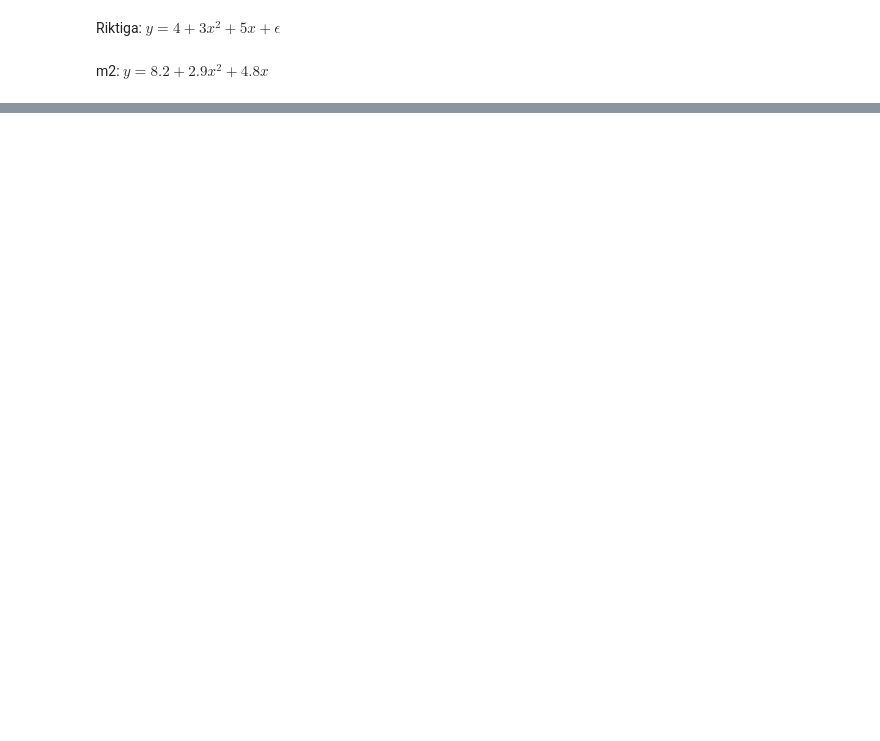
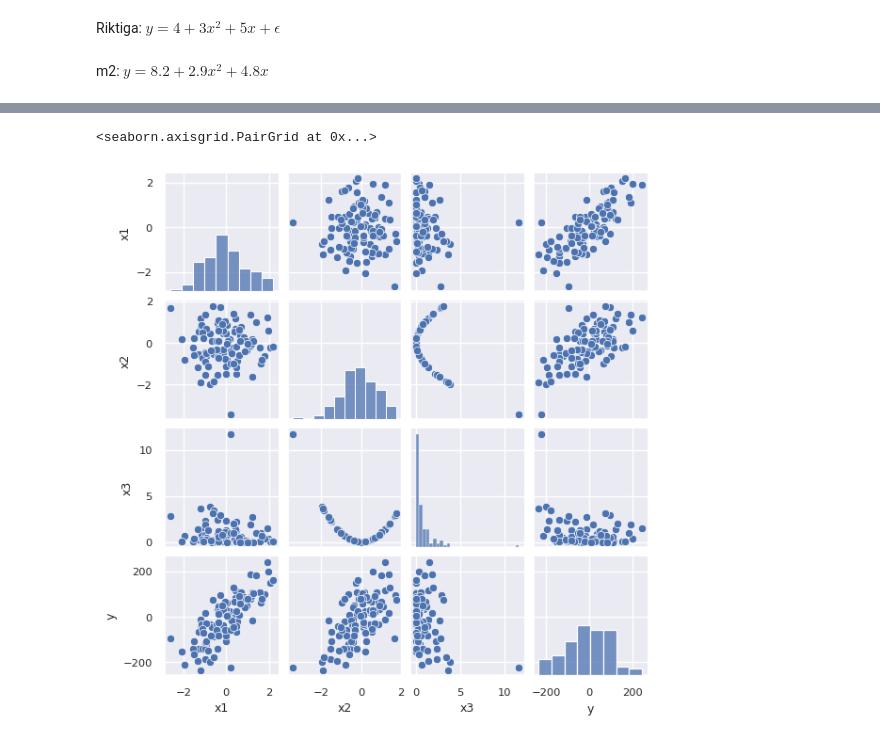
Before and after one commit to AntonioPrgomet/ds24_ml, a Jupyter notebook: l4/polynomial_regression.ipynb, the cells around one changed output, grey strips where cells are left out. Saved outputs shown, nothing was run; the diff lists cells and outputs as text; code cells hidden in the pictures; blank space fills up the shorter version.

```diff
--- a/l4/polynomial_regression.ipynb
+++ b/l4/polynomial_regression.ipynb
@@ -68,3 +117,12 @@ m2.named_steps["linearregression"].intercept_, m2.named_steps["linearregression"
 Riktiga: $y =  4 + 3x^2 + 5x + \epsilon$
 # %% [markdown]
 m2: $y = 8.2 + 2.9x^2 + 4.8x $
+# %%
+from sklearn.datasets import make_regression
+
+X, y = make_regression(100, 2, noise=0.8)
+# %%
+df = pd.DataFrame(X, columns=["x1", "x2"])
+df["y"] = y
+# %%
+df.insert(2, "x3", df["x2"]**2)
@@ -70,0 +145,5 @@ m2: $y = 8.2 + 2.9x^2 + 4.8x $
+# %%
+sns.pairplot(df, height=1.5)
+# %% [output]
+<seaborn.axisgrid.PairGrid at 0x...>
+[figure, added]
```
Also changed, not shown: parts of 18 cells of this notebook, 2 other files.
